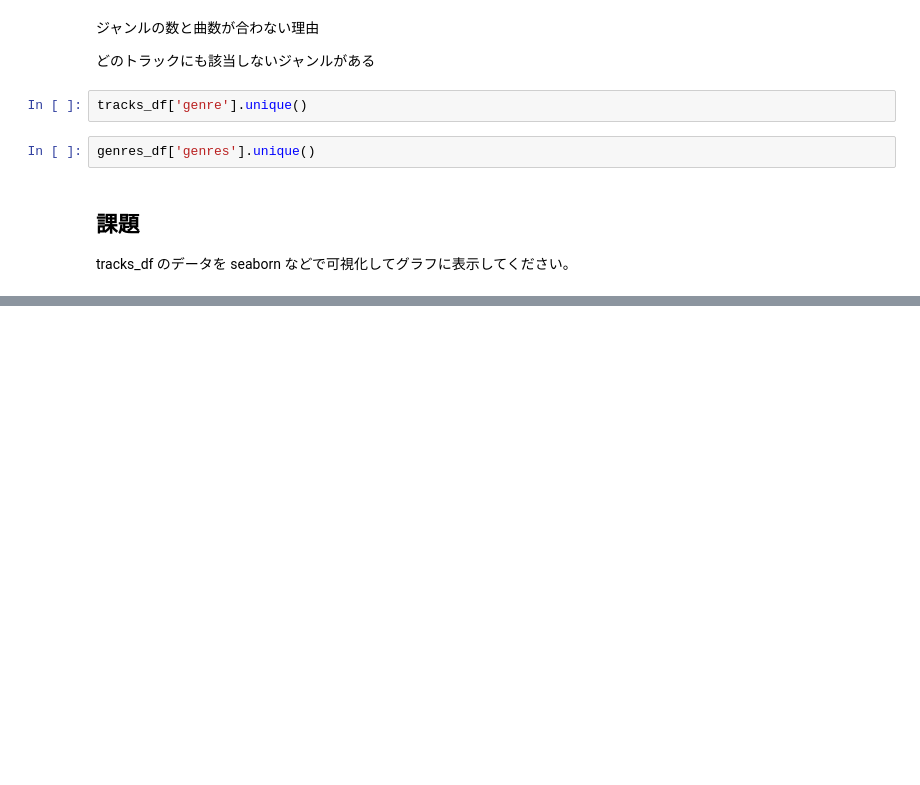
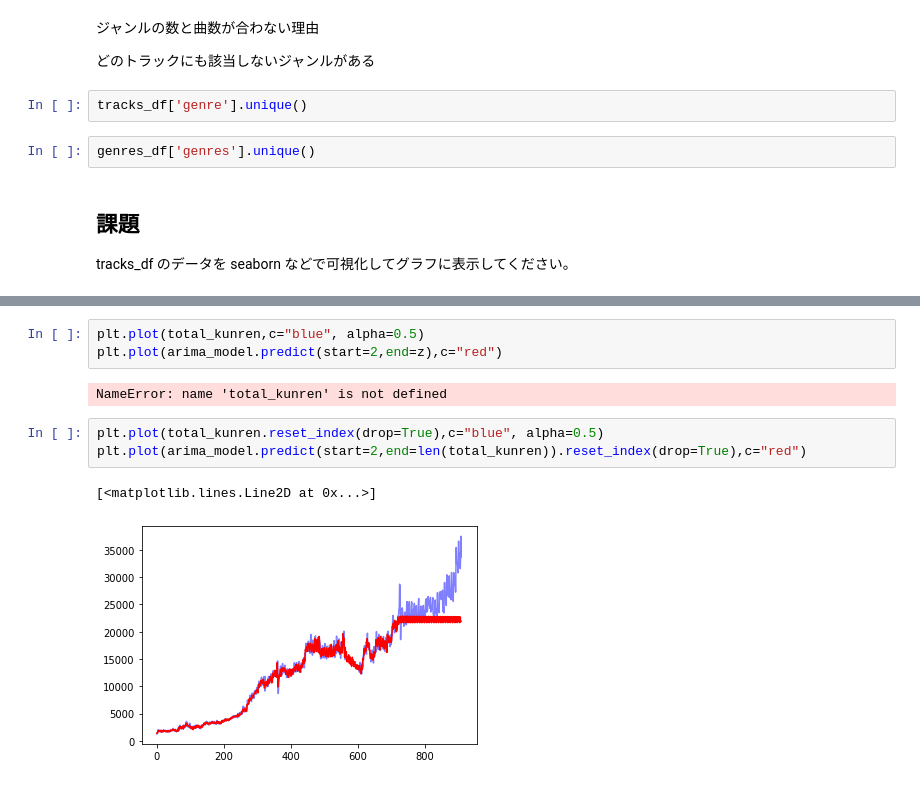
Before and after one commit to loverico/python_lecture, a Jupyter notebook: [Python講座]第4回Spotify_APIを用いたデータ分析.ipynb, the cells around one changed output, grey strips where cells are left out. Cells and saved outputs as stored; diff of their text form; blank space fills up the shorter version.

```diff
--- a/[Python講座]第4回Spotify_APIを用いたデータ分析.ipynb
+++ b/[Python講座]第4回Spotify_APIを用いたデータ分析.ipynb
@@ -542,0 +888,11 @@ tracks_df のデータを seaborn などで可視化してグラフに表示し
+# %%
+plt.plot(total_kunren,c="blue", alpha=0.5)
+plt.plot(arima_model.predict(start=2,end=z),c="red")
+# %% [output]
+NameError: name 'total_kunren' is not defined
+# %%
+plt.plot(total_kunren.reset_index(drop=True),c="blue", alpha=0.5)
+plt.plot(arima_model.predict(start=2,end=len(total_kunren)).reset_index(drop=True),c="red")
+# %% [output]
+[<matplotlib.lines.Line2D at 0x...>]
+[figure, added]
```
Also changed, not shown: parts of 75 cells of this notebook, 5 other files.
